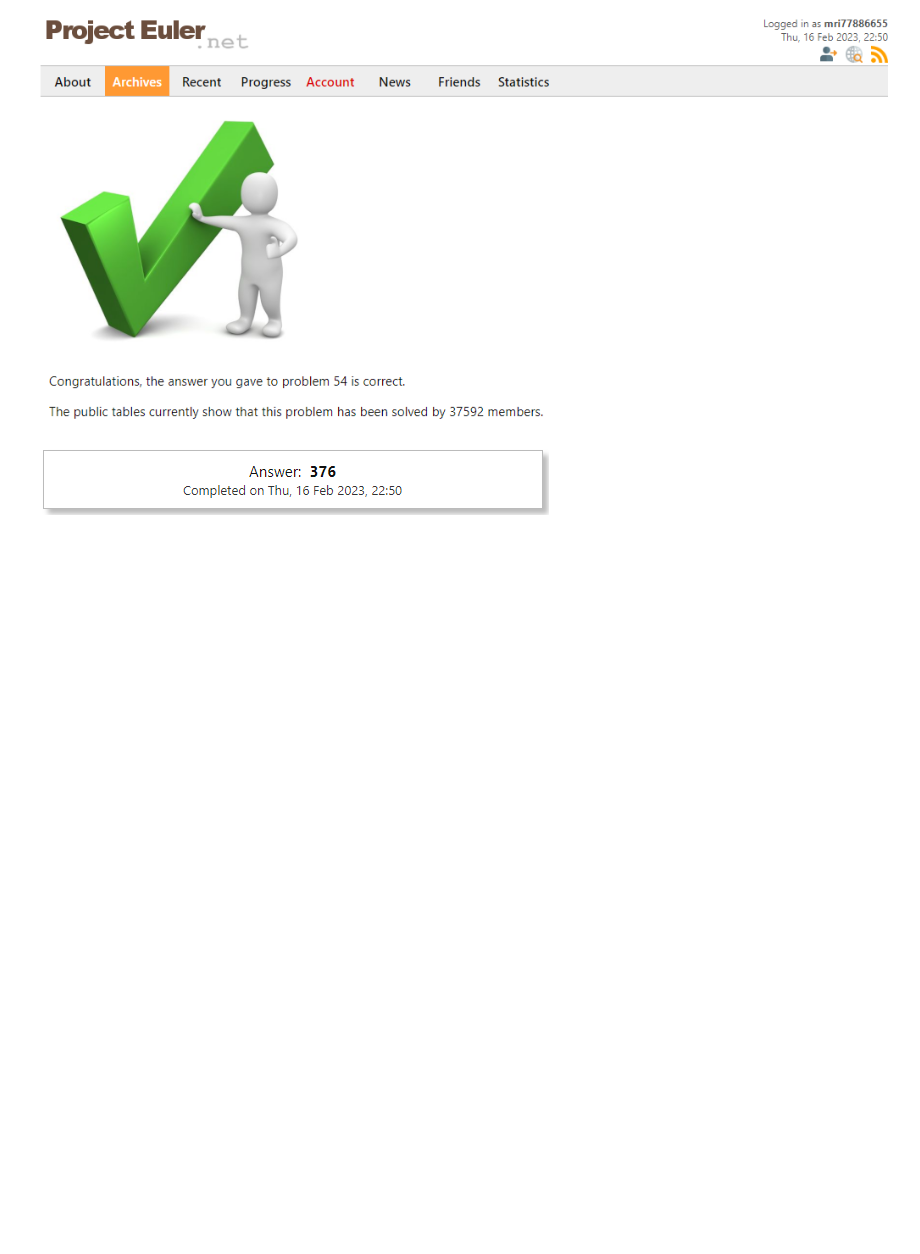
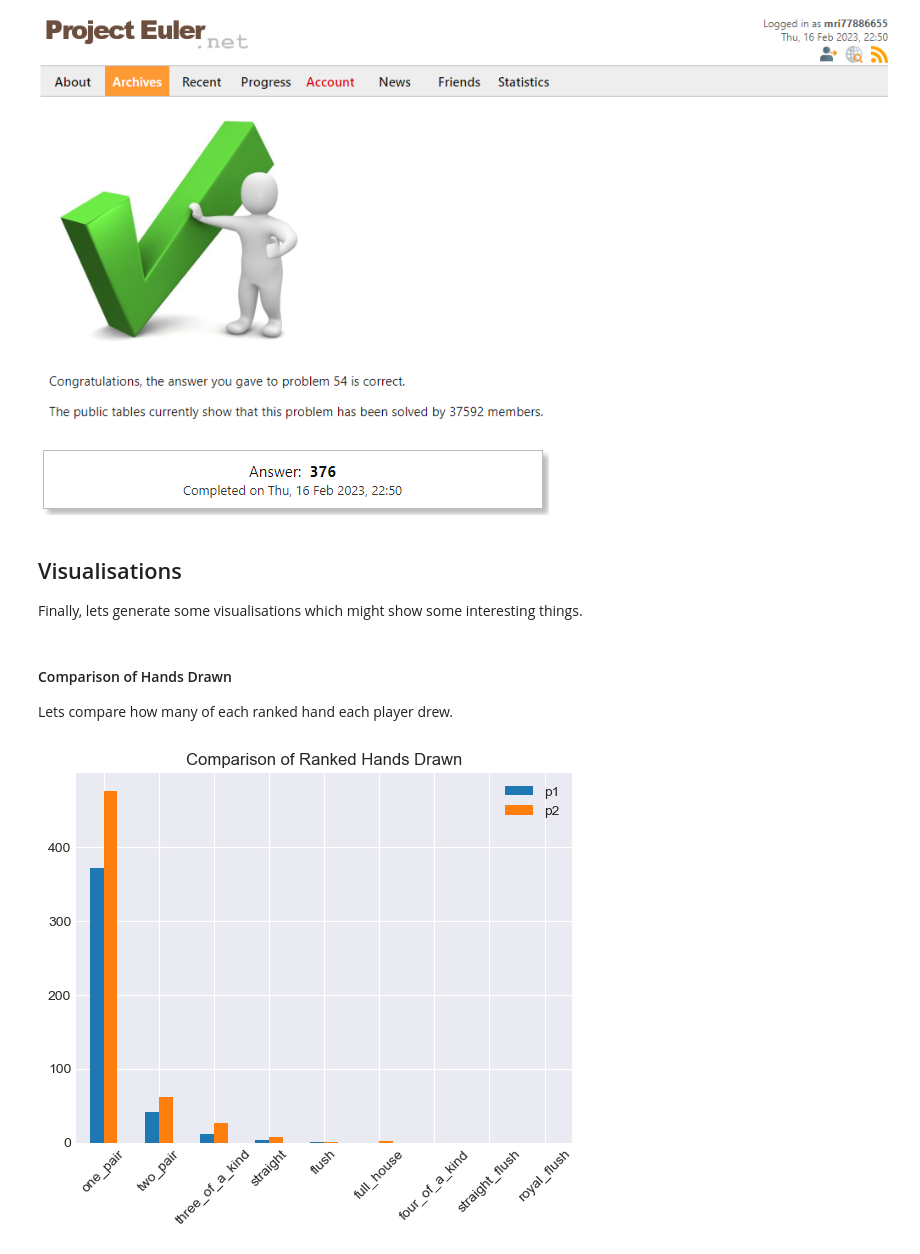
Before and after one commit to null-circle/Portfolio, a Jupyter notebook: Royal Flush/Royal Flush.ipynb, the cells around one changed output. Cells and saved outputs as stored; diff of their text form; code cells hidden in the pictures; blank space fills up the shorter version.

Commit message:
Visuallisations complete

```diff
--- a/Royal Flush/Royal Flush.ipynb
+++ b/Royal Flush/Royal Flush.ipynb
@@ -55,6 +55,9 @@ Lets first read in the text file, adding some column names so we know what we ar
 # %%
 import pandas as pd
 import matplotlib.pyplot as plt
+from IPython.display import Image
+
+plt.style.use("seaborn-darkgrid")
 # %%
 df_hands = pd.read_csv(
     "poker.txt",
@@ -1165,3 +1172,31 @@ Image("Images/Solution_Confirmation_1.png")
 Image("Images/Solution_Confirmation_2.png")
 # %% [output]
 [figure]
+# %% [markdown]
+## Visualisations
+
+Finally, lets generate some visualisations which might show some interesting things.
+# %% [markdown]
+#### Comparison of Hands Drawn
+
+Lets compare how many of each ranked hand each player drew.
+# %%
+ranked_hands = ["one_pair", "two_pair", "three_of_a_kind", "straight", "flush", "full_house", "four_of_a_kind", "straight_flush", "royal_flush"]
+s_p1_draws = (df_p1_evaluated
+              .loc[:, ranked_hands]
+              .sum()
+             )
+s_p2_draws = (df_p2_evaluated
+              .loc[:, ranked_hands]
+              .sum()
+             )
+df_draws = pd.DataFrame(data=[s_p1_draws, s_p2_draws])
+df_draws.index = ["p1", "p2"]
+# %%
+ch_bar_df_draws = df_draws.T.plot(
+    kind="bar",
+    rot=45,
+    title="Comparison of Ranked Hands Drawn"
+)
+# %% [output]
+[figure, added]
```
Also changed, not shown: parts of 21 cells of this notebook.
